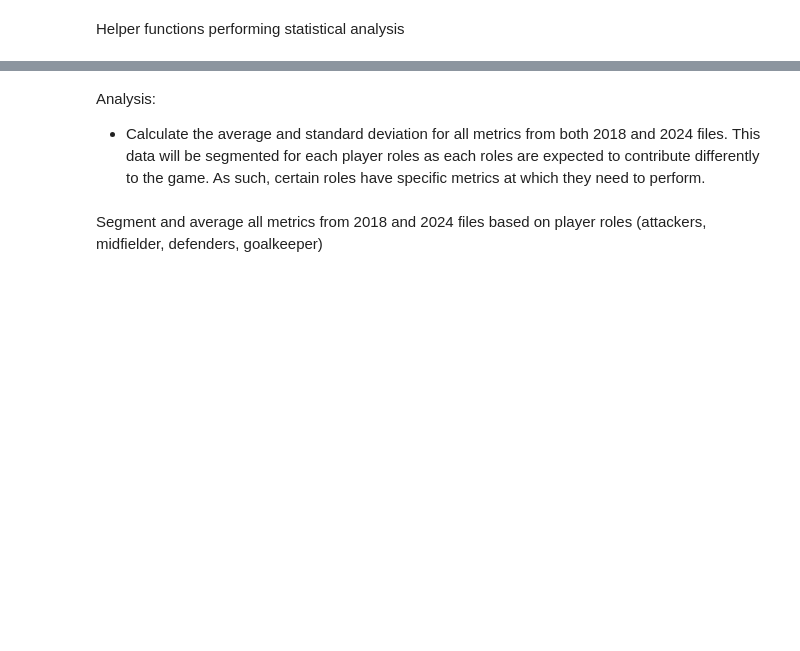
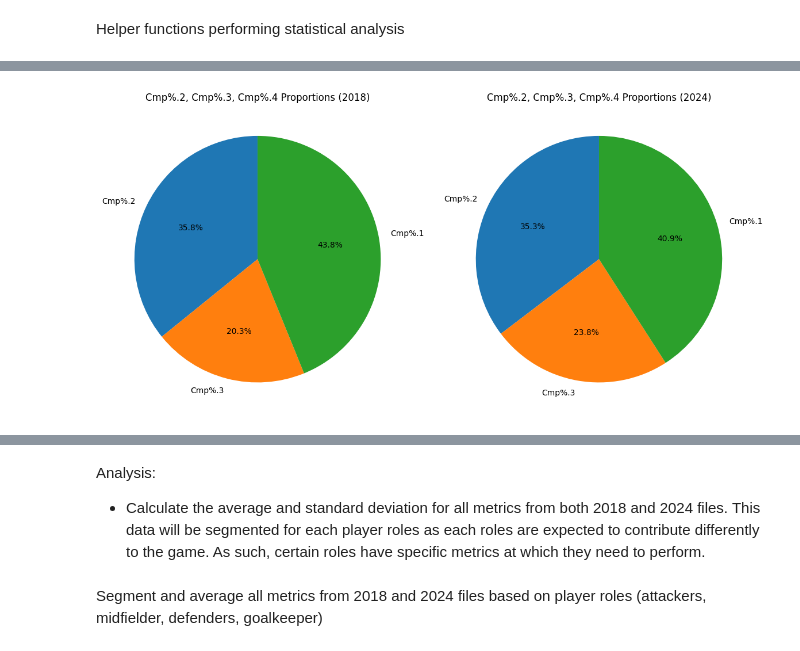
Before and after one commit to LouMeziere/Match-Performance-Analysis, a Jupyter notebook: analysis_roles.ipynb, the cells around one changed output, grey strips where cells are left out. Cells and saved outputs as stored; diff of their text form; code cells hidden in the pictures; blank space fills up the shorter version.

```diff
--- a/analysis_roles.ipynb
+++ b/analysis_roles.ipynb
@@ -268,0 +356,49 @@ role_sheets = {
+# %%
+import pandas as pd
+import matplotlib.pyplot as plt
+
+# Define metrics for pie charts
+pie_metrics = ["Cmp%.2", "Cmp%.3", "Cmp%.1"]
+
+# Dictionary to store aggregated values
+yearly_totals = {2018: {metric: 0 for metric in pie_metrics},
+                 2024: {metric: 0 for metric in pie_metrics}}
+
+# Process only the "passing" sheet
+for df_name, df in filtered_data.items():
+    if "passing" not in df_name.lower():  # Ensure we only process "passing" sheet
+        continue
+
+    year = 2018 if "2018" in df_name else 2024  # Extract year
+
+    # Sum values for each metric
+    for metric in pie_metrics:
+        if metric in df.columns:
+            yearly_totals[year][metric] += df[metric].sum()
+
+# Convert dictionary to DataFrame
+pie_data = pd.DataFrame(yearly_totals)
+
+# Define color scheme
+colors = ["#1f77b4", "#ff7f0e", "#2ca02c"]  # Blue, Orange, Green
+
+# Create subplots for 2018 and 2024
+fig, axes = plt.subplots(1, 2, figsize=(12, 6))
+
+# Plot pie chart for 2018
+axes[0].pie(
+    pie_data[2018], labels=pie_metrics, autopct="%1.1f%%", colors=colors, startangle=90
+)
+axes[0].set_title("Cmp%.2, Cmp%.3, Cmp%.4 Proportions (2018)")
+
+# Plot pie chart for 2024
+axes[1].pie(
+    pie_data[2024], labels=pie_metrics, autopct="%1.1f%%", colors=colors, startangle=90
+)
+axes[1].set_title("Cmp%.2, Cmp%.3, Cmp%.4 Proportions (2024)")
+
+# Display charts
+plt.tight_layout()
+plt.show()
+# %% [output]
+[figure, added]
```
Also changed, not shown: parts of 19 cells of this notebook, 11 other files.
